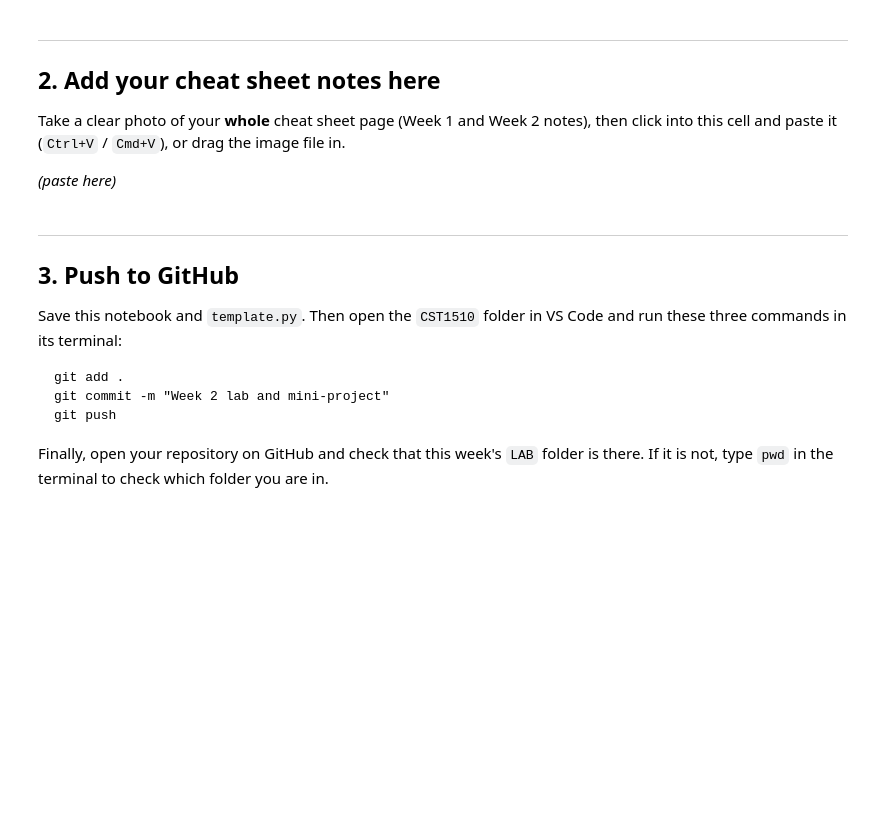
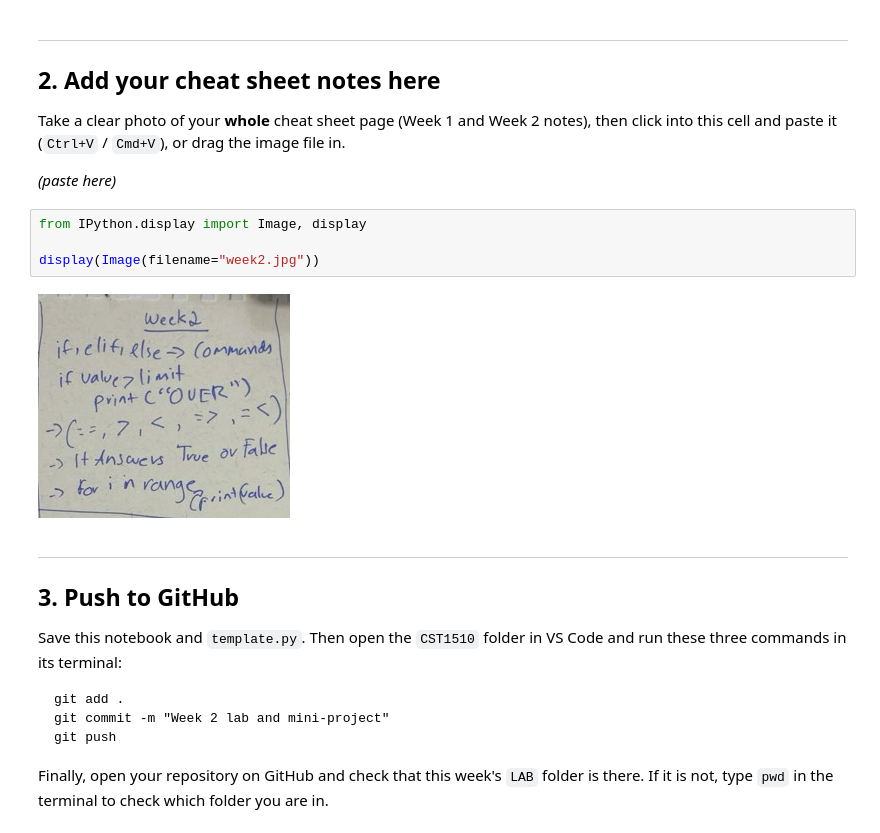
Before and after one commit to rushdtariq6-cmyk/Coursework-CST1510, a Jupyter notebook: W02_Lab.ipynb, the cells around one changed output. Saved outputs shown, nothing was run; the diff lists cells and outputs as text; blank space fills up the shorter version.

```diff
--- a/W02_Lab.ipynb
+++ b/W02_Lab.ipynb
@@ -597,6 +597,12 @@ Take a clear photo of your **whole** cheat sheet page (Week 1 and Week 2 notes),
 this cell and paste it (`Ctrl+V` / `Cmd+V`), or drag the image file in.
 
 *(paste here)*
+# %%
+from IPython.display import Image, display
+
+display(Image(filename="week2.jpg"))
+# %% [output]
+[figure, added]
 # %% [markdown]
 ---
 ## 3. Push to GitHub
```
